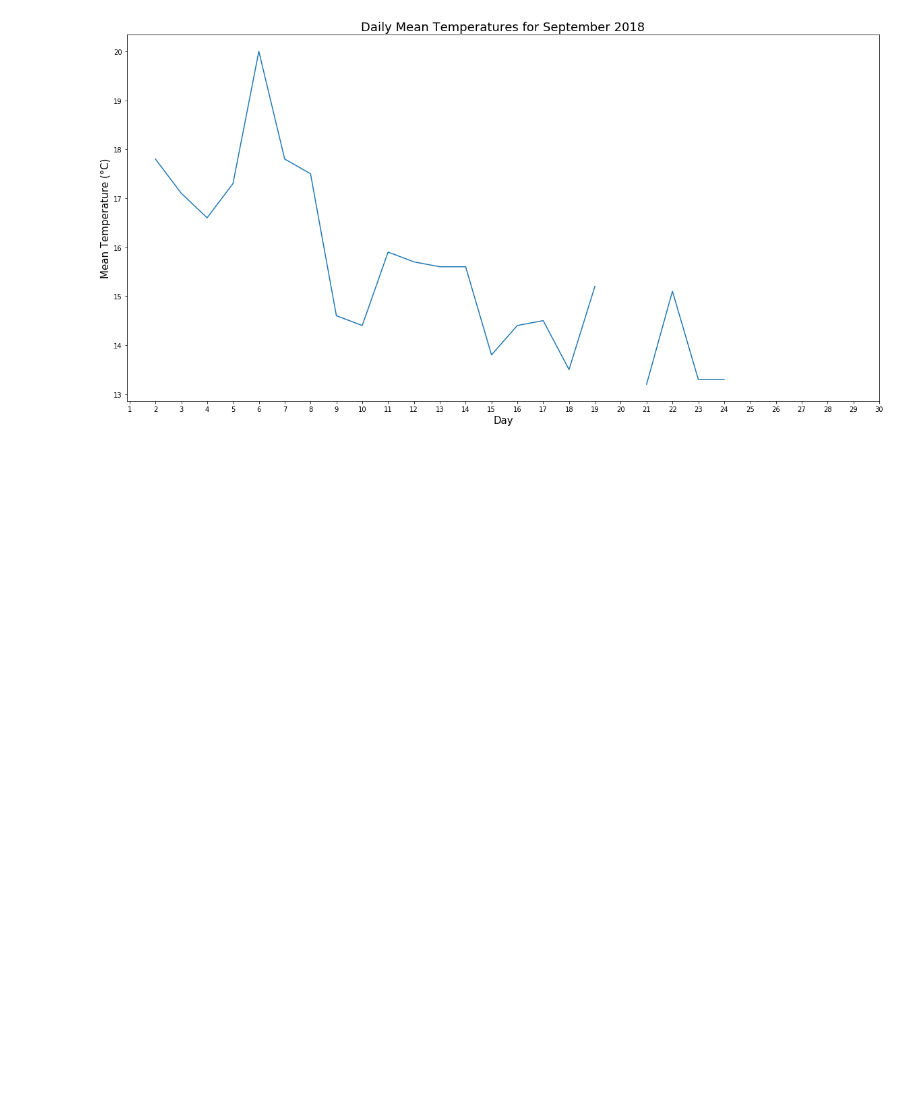
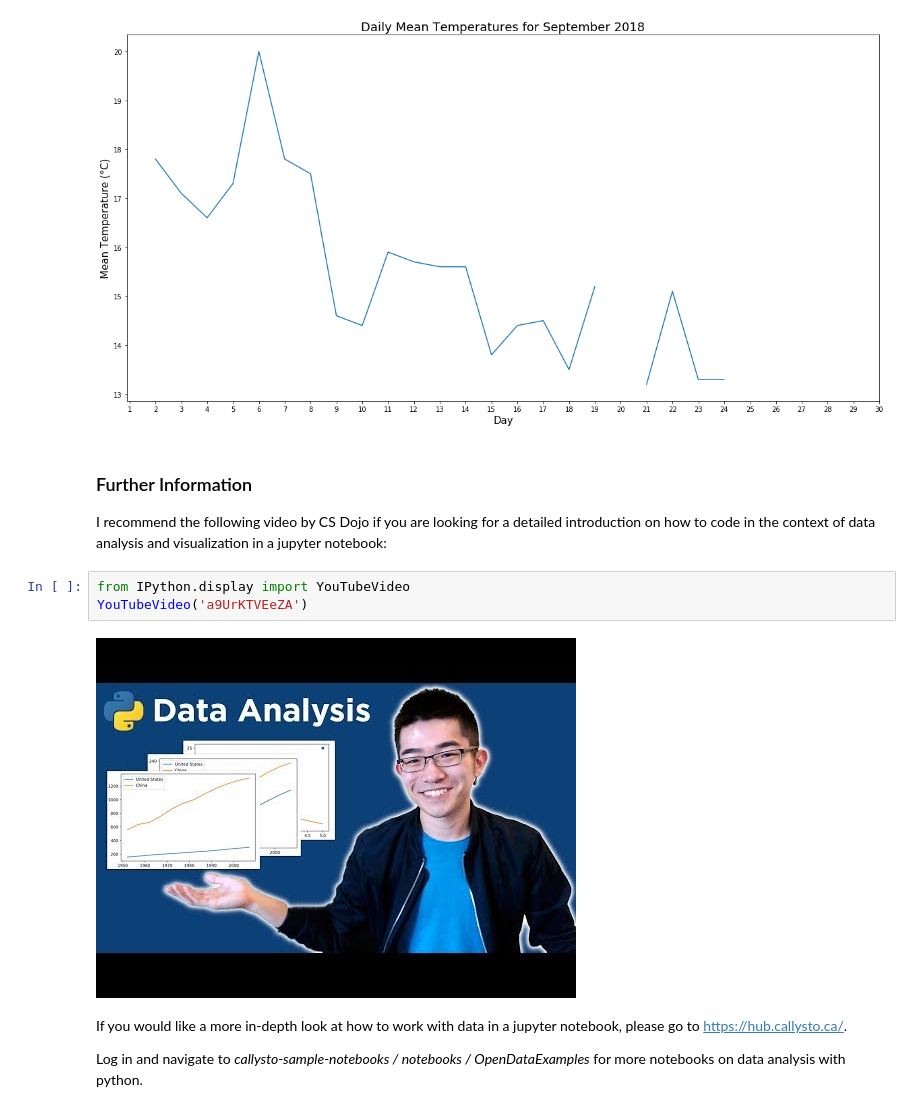
Before and after one commit to Ariel-VB/Weather-Data, a Jupyter notebook: Weather Data.ipynb, the cells around one changed output. Saved outputs shown, nothing was run; the diff lists cells and outputs as text; blank space fills up the shorter version.

```diff
--- a/Weather Data.ipynb
+++ b/Weather Data.ipynb
@@ -68,3 +68,16 @@ plt.xticks(np.arange(1, 31, step=1))
 plt.show()
 # %% [output]
 [figure]
+# %% [markdown]
+### Further Information
+
+I recommend the following video by CS Dojo if you are looking for a detailed introduction on how to code in the context of data analysis and visualization in a jupyter notebook:
+# %%
+from IPython.display import YouTubeVideo
+YouTubeVideo('a9UrKTVEeZA')
+# %% [output]
+[figure, added]
+# %% [markdown]
+If you would like a more in-depth look at how to work with data in a jupyter notebook, please go to https://hub.callysto.ca/.
+
+Log in and navigate to *callysto-sample-notebooks / notebooks / OpenDataExamples* for more notebooks on data analysis with python.
```
Also changed, not shown: parts of 1 cell of this notebook.
